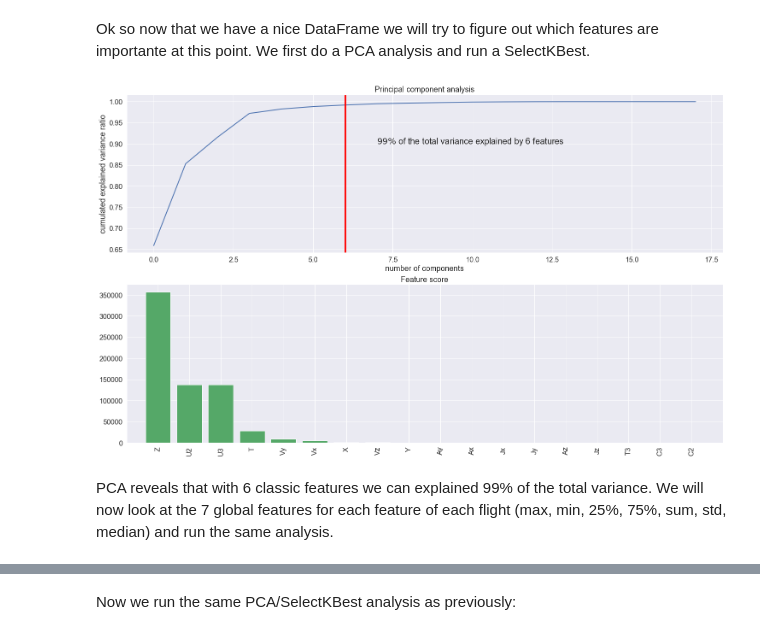
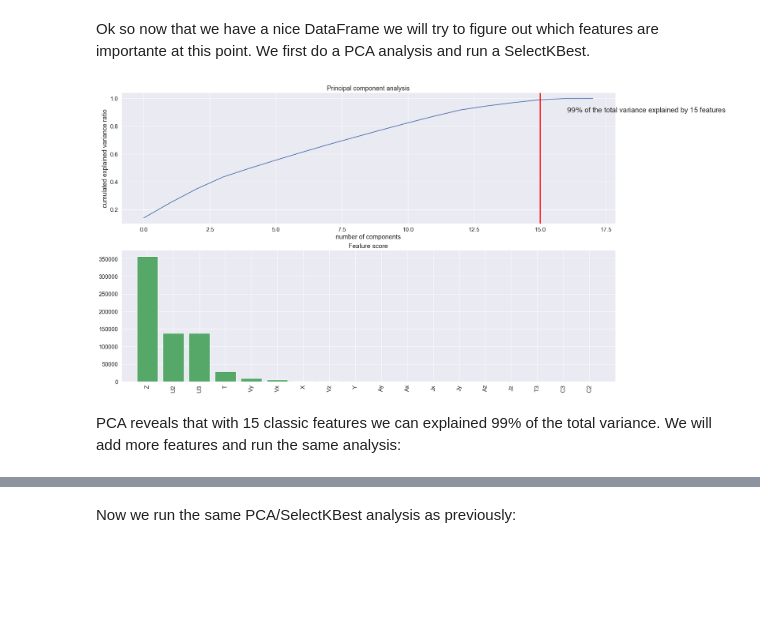
Before and after one commit to louis-lapassat/RAMP_radar_trajectories, a Jupyter notebook: RAMP_radar_trajectories.ipynb, the cells around one changed output, grey strips where cells are left out. Cells and saved outputs as stored; diff of their text form; code cells hidden in the pictures; blank space fills up the shorter version.

```diff
--- a/RAMP_radar_trajectories.ipynb
+++ b/RAMP_radar_trajectories.ipynb
@@ -147,0 +127,14 @@ data = 0
+# %%
+####################
+### new data set ###
+####################
+
+columns = ['T', 'X', 'Vx', 'Ax', 'Jx', 'Y', 'Vy','Ay', 'Jy', 'Z', 'Vz', 'Az', 'Jz', 'U2', 'C2', 'U3', 'C3', 'T3', 'id']
+number_data_per_object = len(X_df['data'][0])
+data = np.zeros((len(X_df) * number_data_per_object, len(columns)))
+for i in range(len(X_df)):
+    data[i * number_data_per_object:(i + 1) * number_data_per_object, :18] = X_df['data'][i]
+    data[i * number_data_per_object:(i + 1) * number_data_per_object, -1] = np.repeat(i, number_data_per_object)
+df = pd.DataFrame(data=data, columns=columns)
+df['type'] = np.repeat(y_array, number_data_per_object)
+df.head(5)
@@ -161,12 +161,17 @@ matrix_corresponding_name = np.array([['', 'Airplane', '', '', 'Helicopter'],
 #########################
 
 specie = []
-for type_temp in df.type:
+for type_temp in y_array:
     specie.append(matrix_corresponding_name[0, int(type_temp[0])] + '-' \
                   + matrix_corresponding_name[1, int(type_temp[1])] + '-' \
                   + matrix_corresponding_name[2, int(type_temp[2])] + '-' \
                   + type_temp[3])
-df['specie'] = specie
+
+######################
+### add new column ###
+######################
+
+df['specie'] = np.repeat(specie, 1000)
 df.head(5)
 # %% [output]
 |  | T | X | Vx | Ax | Jx | Y | Vy | Ay | Jy | Z | ... | ... |
@@ -186,26 +191,23 @@ Ok so now that we have a nice DataFrame we will try to figure out which features
 from sklearn.decomposition import PCA
 from sklearn.feature_selection import SelectKBest
 from sklearn.feature_selection import f_classif
+from sklearn.preprocessing import StandardScaler
 
 ################################
 ### split train/test dataset ###
 ################################
 
-x_train, y_train = df.drop(['specie', 'id', 'type'], axis=1), df.specie
+scaler = StandardScaler() # normalization for PCA
+scaler.fit(df.drop(['specie', 'id', 'type'], axis=1))
+x_train, y_train = scaler.transform(df.drop(['specie', 'id', 'type'], axis=1)), df.specie
 
-#####################
-### normalization ###
-#####################
-
-x_train_N = (x_train-x_train.mean())/(x_train.max()-x_train.min())
 
 ####################
 ### PCA analysis ###
 ####################
 
 pca = PCA()
-pca.fit(x_train_N)
-x_train_N = 0
+pca.fit(x_train)
 
 ####################
 ### plotting PCA ###
@@ -213,35 +215,36 @@ x_train_N = 0
 
 plt.figure(figsize=(25, 15))
 plt.subplot(2,1,1)
 plt.plot(np.cumsum(pca.explained_variance_ratio_), linewidth=2)
 index_99_pca = list(np.cumsum(pca.explained_variance_ratio_) > 0.99).index(True)
 plt.axvline(x=index_99_pca, color='red', linewidth=3)
 plt.text(index_99_pca + 1, 0.90, r'$99\%$ of the total variance explained by ' + str(index_99_pca) + ' features', fontsize=20)
 plt.title('Principal component analysis')
 plt.xlabel('number of components')
 plt.ylabel('cumulated explained variance ratio')
 
 ###################
 ### SelectKBest ###
 ###################
 
-select_feature = SelectKBest(f_classif, k=6).fit(x_train, y_train) # change k according to PCA
+x_train = df.drop(['specie', 'id', 'type'], axis=1)
+select_feature = SelectKBest(f_classif, k=index_99_pca).fit(x_train, y_train)
 
 ############################
 ### plotting SelectKBest ###
 ############################
 
 importances = select_feature.scores_
 indices = np.argsort(importances)[::-1]
 plt.subplot(2,1,2)
 plt.title("Feature score")
-plt.bar(range(x_train.shape[1]), importances[indices],
+plt.bar(range(df.drop(['specie', 'id', 'type'], axis=1).shape[1]), importances[indices],
        color="g", align="center")
 plt.xticks(range(x_train.shape[1]), x_train.columns[indices],rotation=90)
 plt.xlim([-1, x_train.shape[1]])
 
 plt.show()
 # %% [output]
-[figure, old version]
+[figure, new version]
 # %% [markdown]
-PCA reveals that with 6 classic features we can explained 99% of the total variance. We will now look at the 7 global features for each feature of each flight (max, min, 25%, 75%, sum, std, median) and run the same analysis.
+PCA reveals that with 15 classic features we can explained 99% of the total variance. We will add more features and run the same analysis:
```
Also changed, not shown: parts of 22 cells of this notebook.
